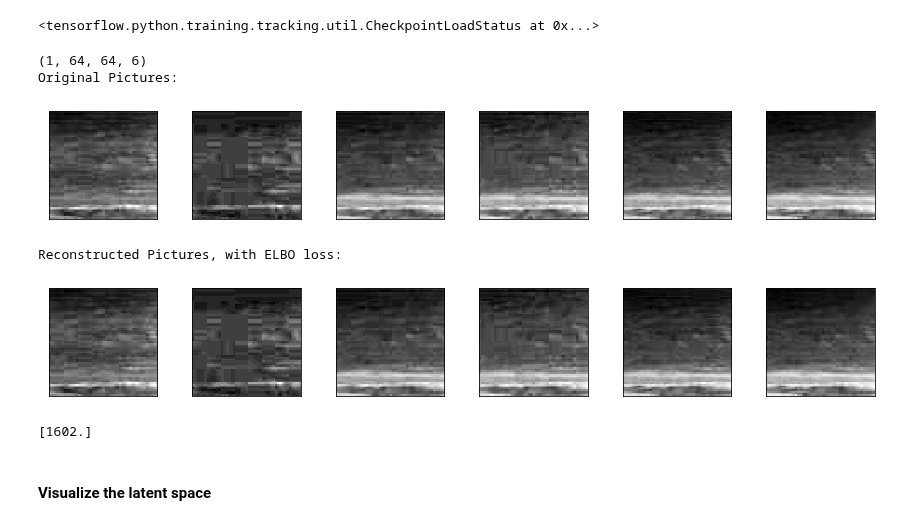
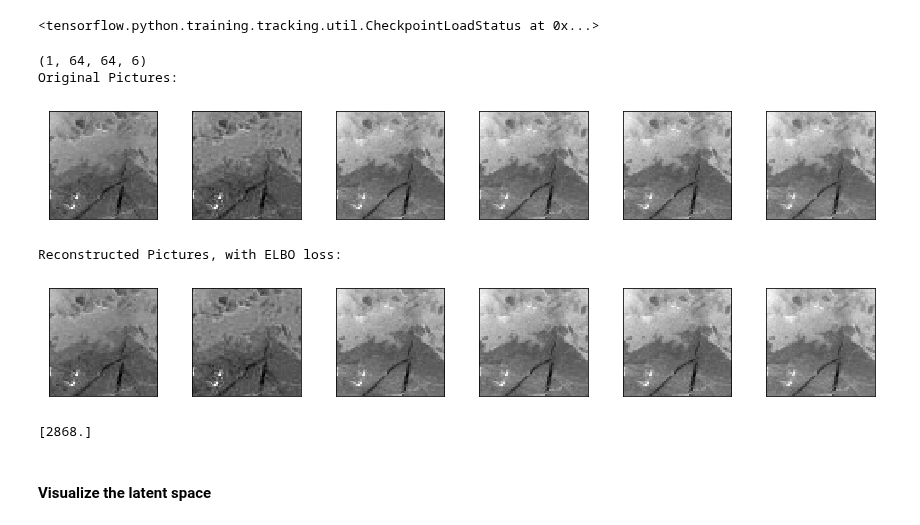
Before and after one commit to lorenzosintini/4YP, a Jupyter notebook: Models_v3/VAE_Novel_NASA.ipynb, the cells around one changed output. Saved outputs shown, nothing was run; the diff lists cells and outputs as text; code cells hidden in the pictures.

```diff
--- a/Models_v3/VAE_Novel_NASA.ipynb
+++ b/Models_v3/VAE_Novel_NASA.ipynb
@@ -99,3 +99,15 @@ class CVAE(tf.keras.Model):
         pixel_output = self.decoder_nn(z)
         pixel_mean = tf.math.sigmoid(pixel_output)
         return pixel_mean
+# %%
+z_size = 10
+model = CVAE(z_size)
+
+inp = typical_images[:2].astype('float32')
+a, b = model.encode(inp)
+epsilon = tf.random.normal(shape=a.shape)
+c = epsilon * tf.exp(a * 0.5) + b
+out = model.decode(c)
+
+print(np.shape(inp))
+print(np.shape(d))
@@ -200,12 +214,12 @@ img_width = typical_images.shape[2]
 img_channels = typical_images.shape[3]
 input_range = np.amax(typical_images)
 # %%
-z_size = 10
+z_size = 25
 model = CVAE(z_size)
 # %%
 start_time = time.time()
 losses = []
-for j in range(5):
+for j in range(4):
   for i in range(20):
     if i != 19: num = 5000
     if i == 19: num = 3700
@@ -241,37 +259,37 @@ CVAE_2.decoder_nn.load_weights('/content/drive/My Drive/4YP/Saved_NASA_model/CVA
 # %%
 def reconstruct_images(model, data, images):
     images_n = 1
     x = data[images]/input_range
     x[x >= 0.5] = 1.0
     x[x < 0.5] = 0.0
     x = x.reshape(images_n, img_height, img_width, img_channels).astype('float32')
 
     z_mean, z_logvar = model.encode(x)
     z = model.reparameterize(z_mean, z_logvar)
     pixel_output = model.decode(z)
     pixel_prob = tf.math.sigmoid(pixel_output)
     print(np.shape(pixel_prob))
 
     loss = np.empty([images_n])
     for i in range(images_n):
         loss[i] = calculate_ELBO(model,x[i:i+1])
     loss = loss.astype('float16')
 
     print('Original Pictures:')
     plot_images(data, images)
     print('Reconstructed Pictures, with ELBO loss:')
     plot_images(data, images)
     return loss
 
-loss = reconstruct_images(CVAE_25, typical_images, 0)
+loss = reconstruct_images(CVAE_25, typical_images, 2)
 print(loss)
 # %% [output]
 (1, 64, 64, 6)
 Original Pictures:
-[figure, old version]
+[figure, new version]
 Reconstructed Pictures, with ELBO loss:
-[figure, old version]
+[figure, new version]
-[1602.]
+[2868.]
 # %%
 # 1941-1968
 # 2100-2144
```
Also changed, not shown: parts of 4 cells of this notebook.
